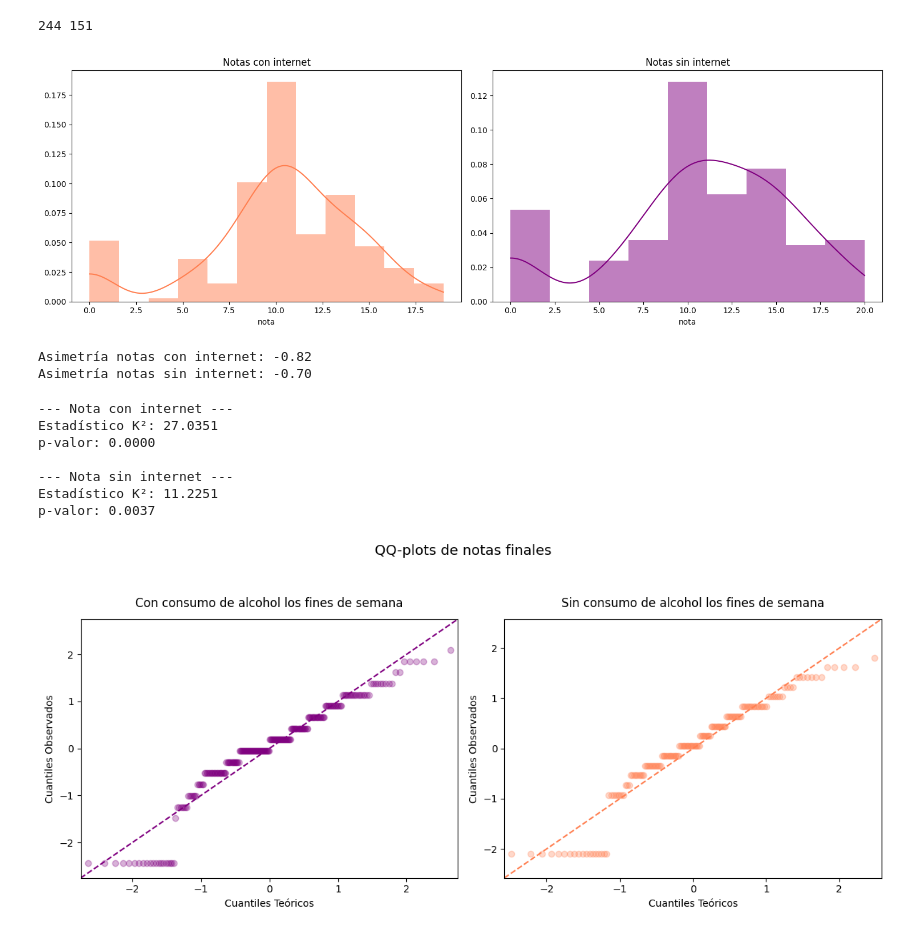
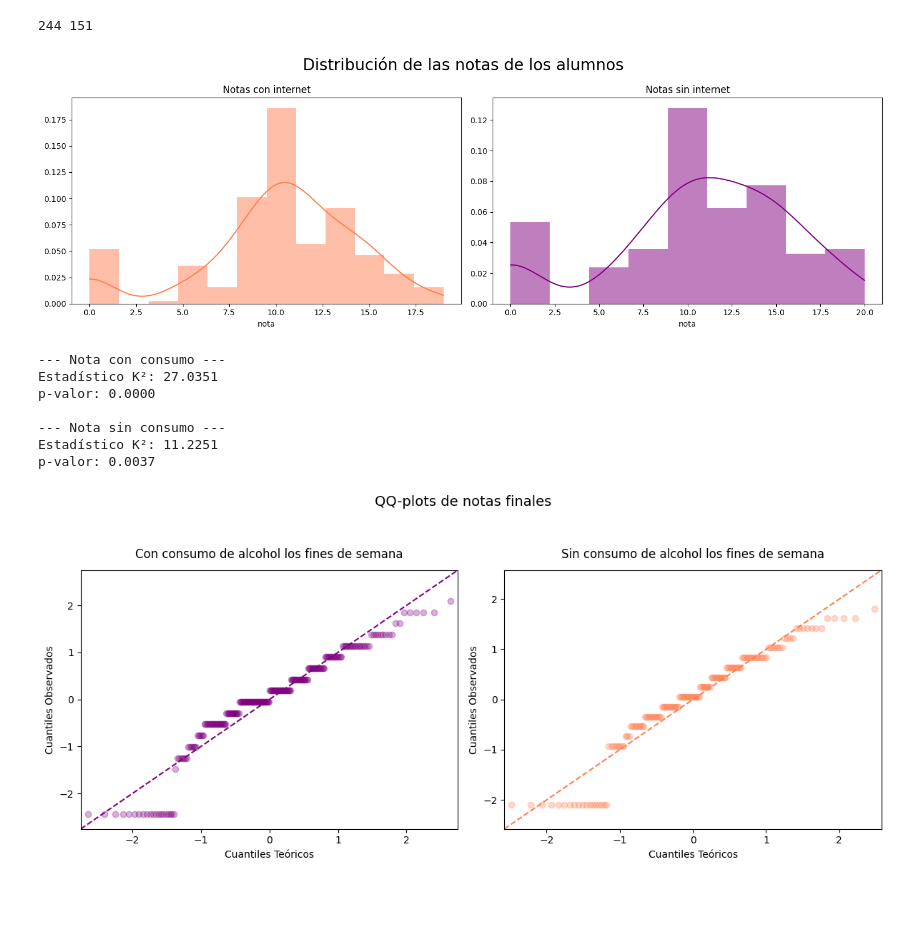
Before and after one commit to antoniolandin/students, a Jupyter notebook: main.ipynb, the cells around one changed output. Saved outputs shown, nothing was run; the diff lists cells and outputs as text; code cells hidden in the pictures; blank space fills up the shorter version.

```diff
--- a/main.ipynb
+++ b/main.ipynb
@@ -559,46 +563,41 @@ print(n1,n2)
 # %%
 fig, (ax1, ax2) = plt.subplots(nrows=1, ncols=2, figsize=(15, 5))
 
 sns.histplot(data=df[df.Walc >= 2], x="G3",
              color='coral', kde=True, stat="density", alpha=0.5, edgecolor=None, ax=ax1)
 ax1.set_title('Notas con internet')
 ax1.set_ylabel('')
 ax1.set_xlabel('nota')
 
 sns.histplot(data=df[df.Walc < 2], x="G3",
              color='purple', kde=True, stat="density", alpha=0.5, edgecolor=None, ax=ax2)
 ax2.set_title('Notas sin internet')
 ax2.set_ylabel('')
 ax2.set_xlabel('nota')
 
-# plt.suptitle('Distribución de las notas de los alumnos', fontsize=20)
+plt.suptitle('Distribución de las notas de los alumnos', fontsize=20)
 plt.tight_layout()
 plt.show()
 # %% [output]
-[figure, old version]
+[figure, new version]
-# %%
-print(f"Asimetría notas con internet: {stats.skew(G3_walc):.2f}\nAsimetría notas sin internet: {stats.skew(G3_no_walc):.2f}")
-# %% [output]
-Asimetría notas con internet: -0.82
-Asimetría notas sin internet: -0.70
 # %%
 k2_stat, p_value = sm.stats.omni_normtest(G3_walc)
 
-print("--- Nota con internet ---")
+print("--- Nota con consumo ---")
 print(f"Estadístico K²: {k2_stat:.4f}")
 print(f"p-valor: {p_value:.4f}\n")
 
 k2_stat, p_value = sm.stats.omni_normtest(G3_no_walc)
 
-print("--- Nota sin internet ---")
+print("--- Nota sin consumo ---")
 print(f"Estadístico K²: {k2_stat:.4f}")
 print(f"p-valor: {p_value:.4f}")
 # %% [output]
---- Nota con internet ---
+--- Nota con consumo ---
 Estadístico K²: 27.0351
 p-valor: 0.0000
 
---- Nota sin internet ---
+--- Nota sin consumo ---
 Estadístico K²: 11.2251
 p-valor: 0.0037
 # %%
```
Also changed, not shown: parts of 47 cells of this notebook, 11 other files.
